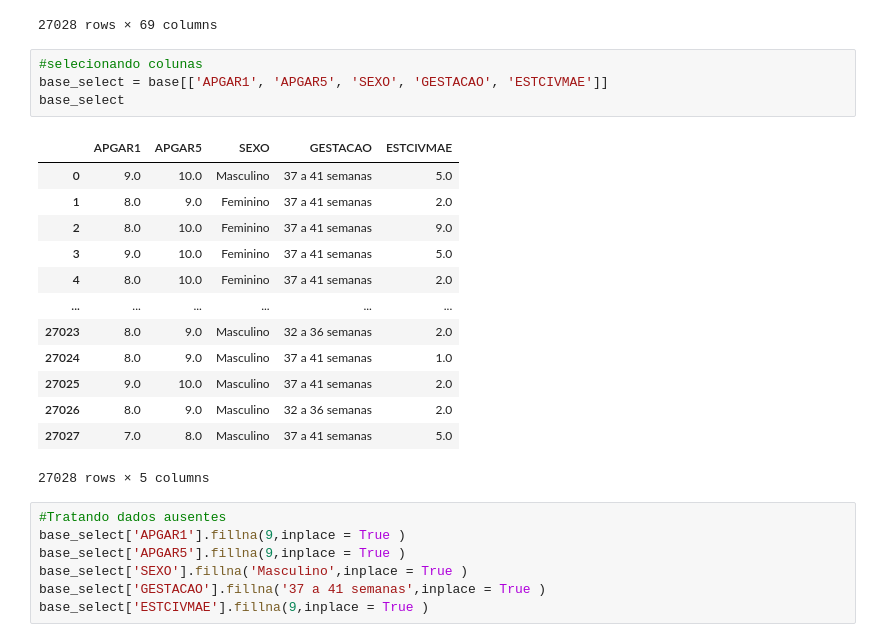
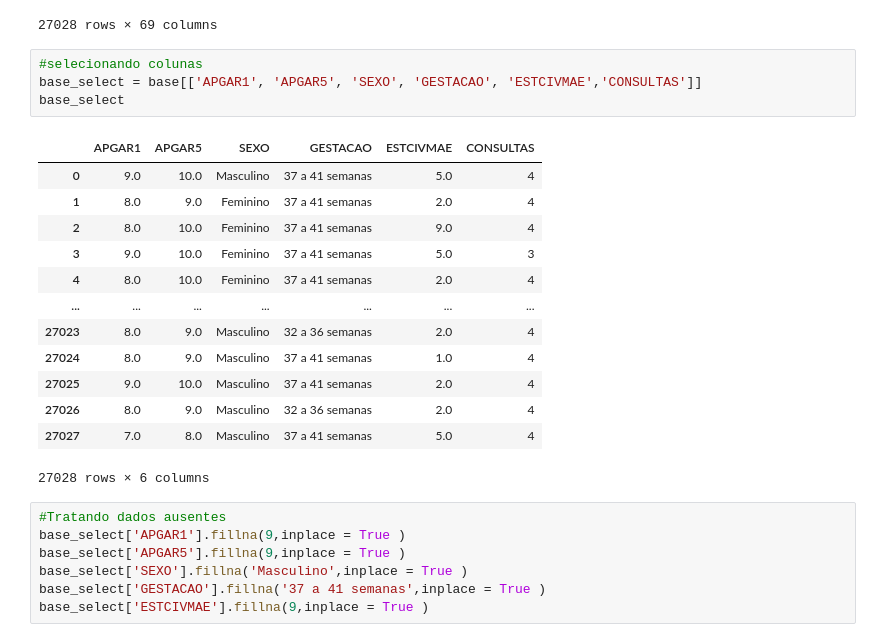
Before and after one commit to AleSanches/Ciencia-de-Dados-EBAC, a Jupyter notebook: M6 - Ex. 1.ipynb, the cells around one changed output. Drawn from its saved outputs; the diff is of its cells as text.

```diff
--- a/M6 - Ex. 1.ipynb
+++ b/M6 - Ex. 1.ipynb
@@ -27,22 +27,22 @@ base
 27028 rows × 69 columns
 # %%
 #selecionando colunas
-base_select = base[['APGAR1', 'APGAR5', 'SEXO', 'GESTACAO', 'ESTCIVMAE']]
+base_select = base[['APGAR1', 'APGAR5', 'SEXO', 'GESTACAO', 'ESTCIVMAE','CONSULTAS']]
 base_select
 # %% [output]
-|  | APGAR1 | APGAR5 | SEXO | GESTACAO | ESTCIVMAE |
-| 0 | 9.0 | 10.0 | Masculino | 37 a 41 semanas | 5.0 |
-| 1 | 8.0 | 9.0 | Feminino | 37 a 41 semanas | 2.0 |
-| 2 | 8.0 | 10.0 | Feminino | 37 a 41 semanas | 9.0 |
-| 3 | 9.0 | 10.0 | Feminino | 37 a 41 semanas | 5.0 |
-| 4 | 8.0 | 10.0 | Feminino | 37 a 41 semanas | 2.0 |
-| ... | ... | ... | ... | ... | ... |
-| 27023 | 8.0 | 9.0 | Masculino | 32 a 36 semanas | 2.0 |
-| 27024 | 8.0 | 9.0 | Masculino | 37 a 41 semanas | 1.0 |
-| 27025 | 9.0 | 10.0 | Masculino | 37 a 41 semanas | 2.0 |
-| 27026 | 8.0 | 9.0 | Masculino | 32 a 36 semanas | 2.0 |
-| 27027 | 7.0 | 8.0 | Masculino | 37 a 41 semanas | 5.0 |
+|  | APGAR1 | APGAR5 | SEXO | GESTACAO | ESTCIVMAE | CONSULTAS |
+| 0 | 9.0 | 10.0 | Masculino | 37 a 41 semanas | 5.0 | 4 |
+| 1 | 8.0 | 9.0 | Feminino | 37 a 41 semanas | 2.0 | 4 |
+| 2 | 8.0 | 10.0 | Feminino | 37 a 41 semanas | 9.0 | 4 |
+| 3 | 9.0 | 10.0 | Feminino | 37 a 41 semanas | 5.0 | 3 |
+| 4 | 8.0 | 10.0 | Feminino | 37 a 41 semanas | 2.0 | 4 |
+| ... | ... | ... | ... | ... | ... | ... |
+| 27023 | 8.0 | 9.0 | Masculino | 32 a 36 semanas | 2.0 | 4 |
+| 27024 | 8.0 | 9.0 | Masculino | 37 a 41 semanas | 1.0 | 4 |
+| 27025 | 9.0 | 10.0 | Masculino | 37 a 41 semanas | 2.0 | 4 |
+| 27026 | 8.0 | 9.0 | Masculino | 32 a 36 semanas | 2.0 | 4 |
+| 27027 | 7.0 | 8.0 | Masculino | 37 a 41 semanas | 5.0 | 4 |
-27028 rows × 5 columns
+27028 rows × 6 columns
 # %%
 #Tratando dados ausentes
 base_select['APGAR1'].fillna(9,inplace = True )
```
Also changed, not shown: parts of 5 cells of this notebook.
